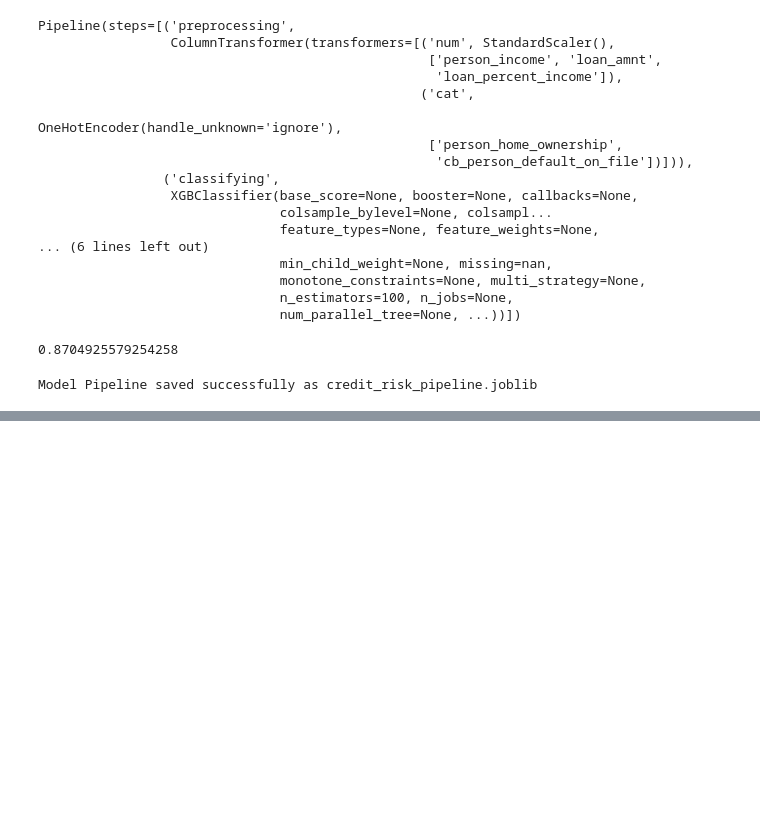
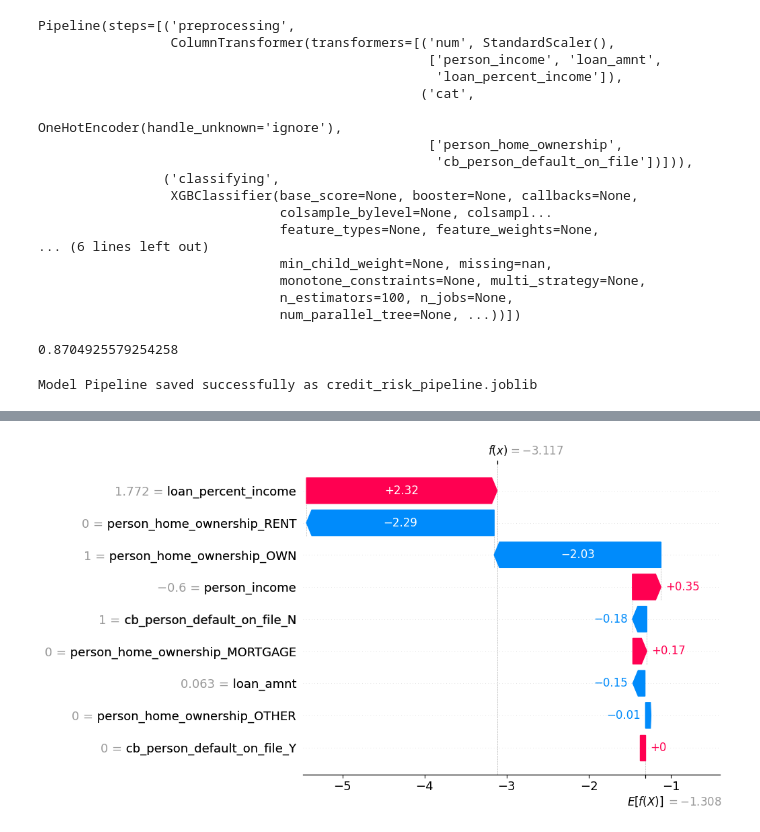
Before and after one commit to AnasSayed27/AI-Finance-Enterprise, a Jupyter notebook: notebooks/phase3.ipynb, the cells around one changed output, grey strips where cells are left out. Drawn from its saved outputs; the diff is of its cells as text; code cells hidden in the pictures; blank space fills up the shorter version.

```diff
--- a/notebooks/phase3.ipynb
+++ b/notebooks/phase3.ipynb
@@ -78,0 +104,13 @@ Model Pipeline saved successfully as credit_risk_pipeline.joblib
+# %%
+# --- Plot 2: Waterfall Plot (for the first prediction) ---
+# For Waterfall, we need a SHAP Explanation object
+explanation = shap.Explanation(
+    values=shap_values[0],
+    base_values=explainer.expected_value,
+    data=X_test_transformed[0],
+    feature_names=all_features
+)
+plt.figure()
+shap.plots.waterfall(explanation)
+# %% [output]
+[figure, added]
```
Also changed, not shown: parts of 3 cells of this notebook, 7 other files.
